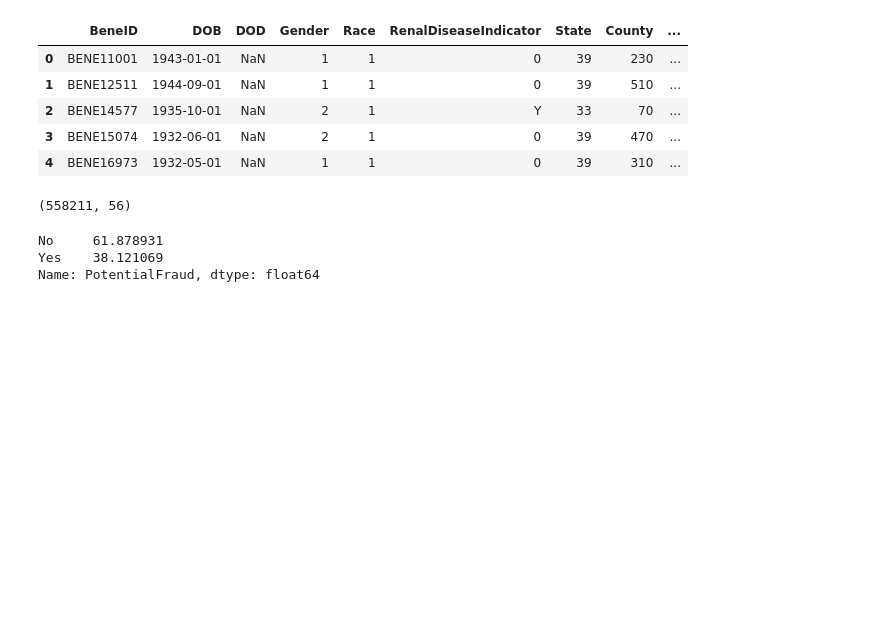
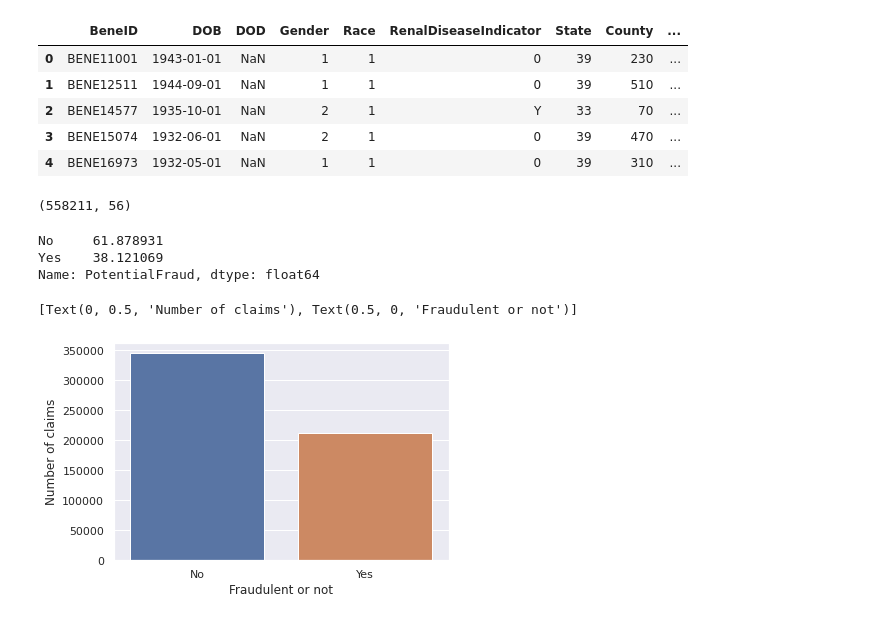
Before and after one commit to areias/healthcare_fraud, a Jupyter notebook: healthcare_fraud.ipynb, the cells around one changed output. Saved outputs shown, nothing was run; the diff lists cells and outputs as text; code cells hidden in the pictures; blank space fills up the shorter version.

Commit message:
Fraudulent/non-fraudulent comparison

```diff
--- a/healthcare_fraud.ipynb
+++ b/healthcare_fraud.ipynb
@@ -416,3 +414,11 @@ final_train['PotentialFraud'].value_counts(normalize=True)*100
 No     61.878931
 Yes    38.121069
 Name: PotentialFraud, dtype: float64
+# %%
+groups = final_train.groupby(['PotentialFraud'], as_index=False)['ClaimID'].count()
+#Drowing the barplot
+ax=sns.barplot(x='PotentialFraud',y='ClaimID', data=groups)
+ax.set(xlabel="Fraudulent or not", ylabel = "Number of claims")
+# %% [output]
+[Text(0, 0.5, 'Number of claims'), Text(0.5, 0, 'Fraudulent or not')]
+[figure, added]
```
Also changed, not shown: parts of 9 cells of this notebook.
